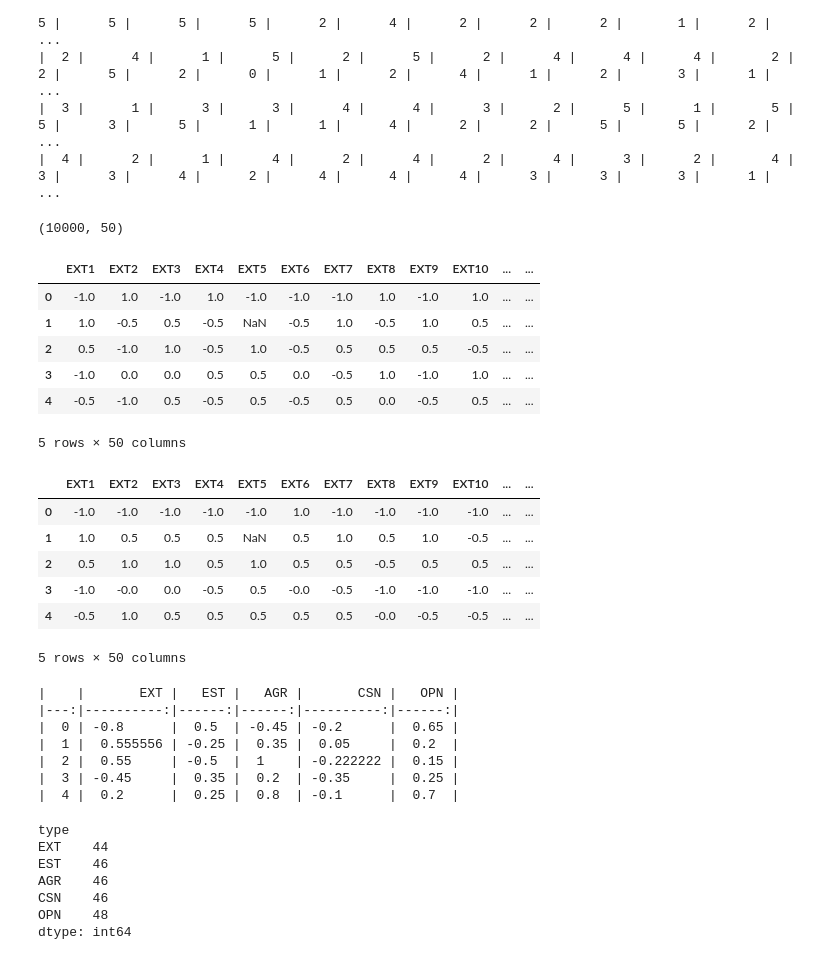
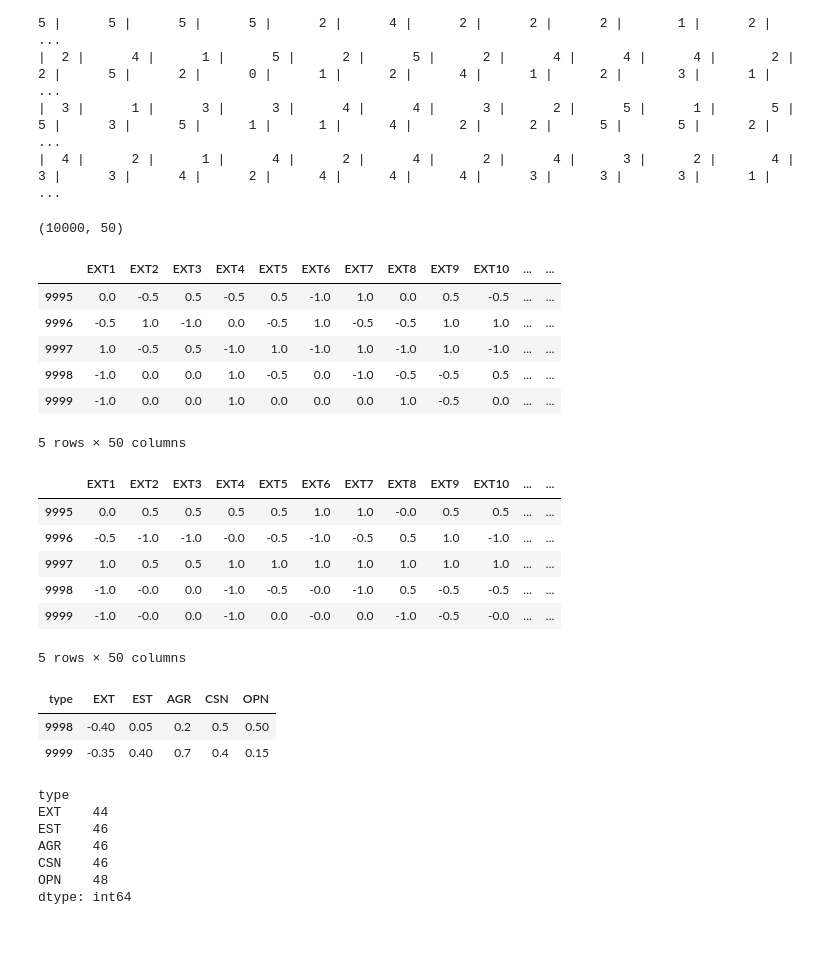
Before and after one commit to oetia/ocean-pca, a Jupyter notebook: pca.ipynb, the cells around one changed output. Saved outputs shown, nothing was run; the diff lists cells and outputs as text; code cells hidden in the pictures.

```diff
--- a/pca.ipynb
+++ b/pca.ipynb
@@ -51,17 +57,17 @@ df_sub = df_sub.replace(0, np.NaN)
 # %%
 # Normalizing data points between -1 & 1
 # We want 1 -> -1, 3-> 0, & 5 -> 1
 df_norm = (df_sub - 3) / 2 # assuming mean is 3 and range is 1-5
 print(df_norm.shape)
-df_norm.head()
+df_norm.tail()
 # %% [output]
 (10000, 50)
 |  | EXT1 | EXT2 | EXT3 | EXT4 | EXT5 | EXT6 | EXT7 | EXT8 | EXT9 | EXT10 | ... | ... |
-| 0 | -1.0 | 1.0 | -1.0 | 1.0 | -1.0 | -1.0 | -1.0 | 1.0 | -1.0 | 1.0 | ... | ... |
-| 1 | 1.0 | -0.5 | 0.5 | -0.5 | NaN | -0.5 | 1.0 | -0.5 | 1.0 | 0.5 | ... | ... |
-| 2 | 0.5 | -1.0 | 1.0 | -0.5 | 1.0 | -0.5 | 0.5 | 0.5 | 0.5 | -0.5 | ... | ... |
-| 3 | -1.0 | 0.0 | 0.0 | 0.5 | 0.5 | 0.0 | -0.5 | 1.0 | -1.0 | 1.0 | ... | ... |
-| 4 | -0.5 | -1.0 | 0.5 | -0.5 | 0.5 | -0.5 | 0.5 | 0.0 | -0.5 | 0.5 | ... | ... |
+| 9995 | 0.0 | -0.5 | 0.5 | -0.5 | 0.5 | -1.0 | 1.0 | 0.0 | 0.5 | -0.5 | ... | ... |
+| 9996 | -0.5 | 1.0 | -1.0 | 0.0 | -0.5 | 1.0 | -0.5 | -0.5 | 1.0 | 1.0 | ... | ... |
+| 9997 | 1.0 | -0.5 | 0.5 | -1.0 | 1.0 | -1.0 | 1.0 | -1.0 | 1.0 | -1.0 | ... | ... |
+| 9998 | -1.0 | 0.0 | 0.0 | 1.0 | -0.5 | 0.0 | -1.0 | -0.5 | -0.5 | 0.5 | ... | ... |
+| 9999 | -1.0 | 0.0 | 0.0 | 1.0 | 0.0 | 0.0 | 0.0 | 1.0 | -0.5 | 0.0 | ... | ... |
 5 rows × 50 columns
 # %%
 """
@@ -184,14 +190,14 @@ polarity_dict = {
 df_cp = df_norm.copy()
 for col in df_norm.columns:
     df_cp[col] = df_norm[col] * polarity_dict[col]
-df_cp.head()
+df_cp.tail()
 # %% [output]
 |  | EXT1 | EXT2 | EXT3 | EXT4 | EXT5 | EXT6 | EXT7 | EXT8 | EXT9 | EXT10 | ... | ... |
-| 0 | -1.0 | -1.0 | -1.0 | -1.0 | -1.0 | 1.0 | -1.0 | -1.0 | -1.0 | -1.0 | ... | ... |
-| 1 | 1.0 | 0.5 | 0.5 | 0.5 | NaN | 0.5 | 1.0 | 0.5 | 1.0 | -0.5 | ... | ... |
-| 2 | 0.5 | 1.0 | 1.0 | 0.5 | 1.0 | 0.5 | 0.5 | -0.5 | 0.5 | 0.5 | ... | ... |
-| 3 | -1.0 | -0.0 | 0.0 | -0.5 | 0.5 | -0.0 | -0.5 | -1.0 | -1.0 | -1.0 | ... | ... |
-| 4 | -0.5 | 1.0 | 0.5 | 0.5 | 0.5 | 0.5 | 0.5 | -0.0 | -0.5 | -0.5 | ... | ... |
+| 9995 | 0.0 | 0.5 | 0.5 | 0.5 | 0.5 | 1.0 | 1.0 | -0.0 | 0.5 | 0.5 | ... | ... |
+| 9996 | -0.5 | -1.0 | -1.0 | -0.0 | -0.5 | -1.0 | -0.5 | 0.5 | 1.0 | -1.0 | ... | ... |
+| 9997 | 1.0 | 0.5 | 0.5 | 1.0 | 1.0 | 1.0 | 1.0 | 1.0 | 1.0 | 1.0 | ... | ... |
+| 9998 | -1.0 | -0.0 | 0.0 | -1.0 | -0.5 | -0.0 | -1.0 | 0.5 | -0.5 | -0.5 | ... | ... |
+| 9999 | -1.0 | -0.0 | 0.0 | -1.0 | 0.0 | -0.0 | 0.0 | -1.0 | -0.5 | -0.0 | ... | ... |
 5 rows × 50 columns
 # %%
 df_T = df_cp.T
@@ -200,15 +206,11 @@ df_E = df_T.groupby("type", sort=False).mean().T
 # NOTE: Mean is taken ignoring np.NaN values.
 # Effectively does the same thing as conditional mean imputation
 df_E.head()
-print(df_E.head().to_markdown())
+df_E.tail(2)
 # %% [output]
-|    |       EXT |   EST |   AGR |       CSN |   OPN |
-|---:|----------:|------:|------:|----------:|------:|
-|  0 | -0.8      |  0.5  | -0.45 | -0.2      |  0.65 |
-|  1 |  0.555556 | -0.25 |  0.35 |  0.05     |  0.2  |
-|  2 |  0.55     | -0.5  |  1    | -0.222222 |  0.15 |
-|  3 | -0.45     |  0.35 |  0.2  | -0.35     |  0.25 |
-|  4 |  0.2      |  0.25 |  0.8  | -0.1      |  0.7  |
+| type | EXT | EST | AGR | CSN | OPN |
+| 9998 | -0.40 | 0.05 | 0.2 | 0.5 | 0.50 |
+| 9999 | -0.35 | 0.40 | 0.7 | 0.4 | 0.15 |
 # %%
 print(df_E.isna().sum())
 # Still some nan values
```
Also changed, not shown: parts of 11 cells of this notebook, 2 other files.
